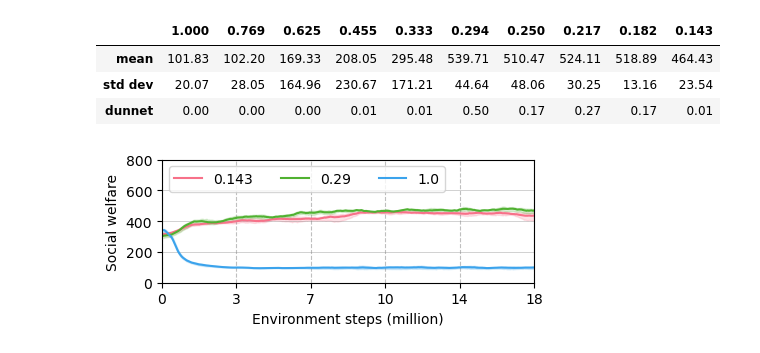
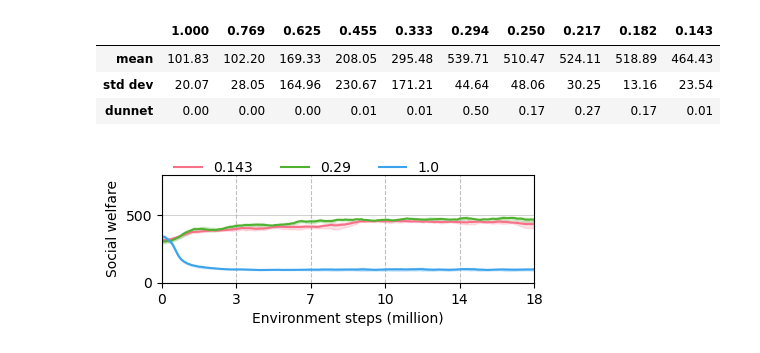
Before and after one commit to Muff2n/meltingpot, a Jupyter notebook: data/plot_results.ipynb, the cells around one changed output. Saved outputs shown, nothing was run; the diff lists cells and outputs as text; code cells hidden in the pictures.

```diff
--- a/data/plot_results.ipynb
+++ b/data/plot_results.ipynb
@@ -38,8 +38,9 @@ clean = {
 window = 11
 epochs = 300
 environment = harvest
-FIGSIZE=(4.8, 1.6)  # for paper
+FIGSIZE=(4.8, 1.4)  # for paper
 # FIGSIZE=(10, 4)  # for viewing
+DPI=500
 # %%
 def load_df(trial_id: str, *, environment: dict[str], independent: bool=False, self_interest: float=None):
     df = pd.read_json(os.path.join(environment['path'], environment['name'], trial_id, 'results.json'), lines=True)
@@ -213,33 +217,33 @@ def assign_runs(df, s):
 dfs = [assign_runs(df, s) for s in self_interest_values]
 df = pd.concat(dfs, axis=0, ignore_index=True)
 
 fig, ax = plt.subplots(figsize=FIGSIZE, facecolor='white')
 
 colours = sns.color_palette("husl", len(self_interest_values))
 
 sns.lineplot(
     data=df,
     x='training_iteration',
     y='smoothed_reward',
     hue='self-interest',
     errorbar=('ci', 95),  # 95% confidence interval
     palette=colours,
     ax=ax,
     # estimator='mean',
     # color='blue',
     # n_boot=1000,
 )
 
 ax.set_xlabel('Environment steps (million)')
 ax.set_ylabel('Social welfare')
 ax.set_xlim(0, scratch_epochs)
 ax.set_ylim(0, environment['ylim'])
 ax.set_xticks(np.arange(0, scratch_epochs + 1, scratch_epochs / 5))
 ax.set_xticklabels(np.arange(0, scratch_epochs * 30 * 2000 / 1e6 + 1, scratch_epochs / 5 * 30 * 2000 / 1e6).astype(int))
 ax.yaxis.grid(True, linestyle='-', linewidth=0.5, color='grey', alpha=0.5)
 ax.xaxis.grid(True, color='grey', linestyle='--', alpha=0.5)
-ax.legend(loc='upper left', ncol=3)
+ax.legend(bbox_to_anchor=(0, 1.25), loc='upper left', ncol=3, frameon=False)
 
-fig.savefig(f'scratch_{environment["name"]}', dpi=300, bbox_inches='tight')
+fig.savefig(f'scratch_{environment["name"]}', dpi=DPI, bbox_inches='tight')
 # %% [output]
-[figure, old version]
+[figure, new version]
```
Also changed, not shown: parts of 8 cells of this notebook, 1 other file.
